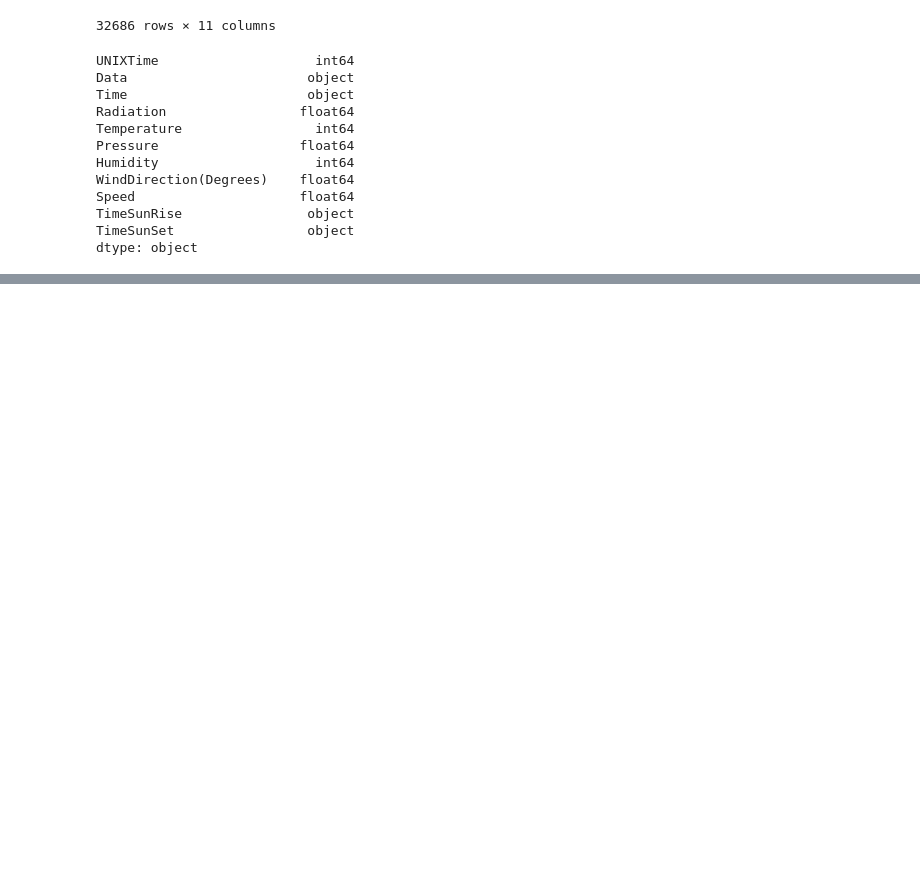
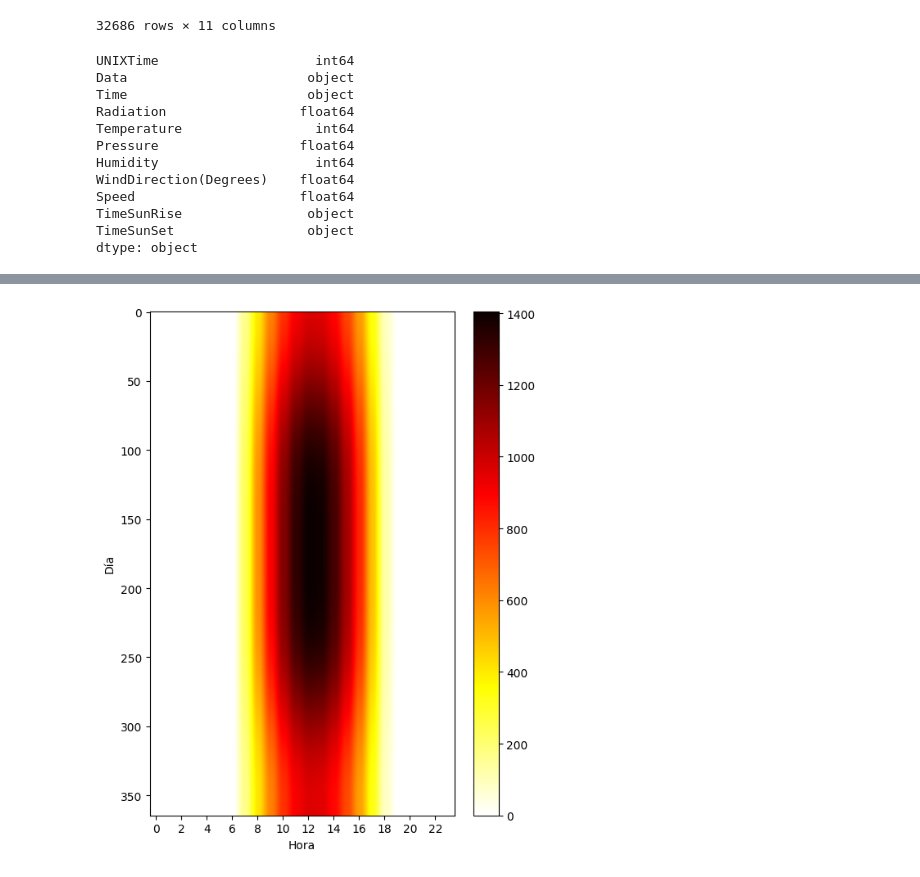
Before and after one commit to MoisesGuerreroUdeA/Seminario-Analitica-CDatos, a Jupyter notebook: jupyter/ME03/ME03.ipynb, the cells around one changed output, grey strips where cells are left out. Cells and saved outputs as stored; diff of their text form; code cells hidden in the pictures; blank space fills up the shorter version.

```diff
--- a/jupyter/ME03/ME03.ipynb
+++ b/jupyter/ME03/ME03.ipynb
@@ -110,3 +140,63 @@ df.describe(include='all')
 | 50% | 1.478026e+09 | NaN | NaN | 2.660000 | 50.000000 | 30.430000 | 85.000000 | 147.700000 | 5.620000 | ... |
 | 75% | 1.480480e+09 | NaN | NaN | 354.235000 | 55.000000 | 30.460000 | 97.000000 | 179.310000 | 7.870000 | ... |
 | max | 1.483265e+09 | NaN | NaN | 1601.260000 | 71.000000 | 30.560000 | 103.000000 | 359.950000 | 40.500000 | ... |
+# %%
+#Ubicación de la estación meteorológica de Hawaii
+latitud = 19.6
+longitud = -155.48
+longitud_uso = -150
+# %%
+
+import math as mt
+
+
+def radiacion_solar_S0(dia_anho):
+    dia_ref = 81  # 22 de marzo
+    if dia_anho < 81:
+        D = 365 - dia_ref + dia_anho
+    else:
+        D = dia_anho - dia_ref
+    constante_solar = 1367.
+    distancia_media_sol = 149597870000.  # metros
+
+    d = (1.496 * 10 ** 11) * (1 - 0.017 * mt.sin(mt.radians(0.9856 * D)))
+    return constante_solar * ((distancia_media_sol / d) ** 2)
+
+
+def declinacion_solar(dia_anho):
+    return 23.5 * mt.cos(mt.radians((360 * (dia_anho - 172) / 365.)))
+
+
+def hora_solar(dia_anho, hora, longitud, longitud_del_uso, adelanto_hora_verano=0):
+    M = dia_anho * 2. * mt.pi / 365.24
+    EoT = 229.19 * (-0.0334 * mt.sin(mt.radians(M)) + 0.04184 * mt.sin(mt.radians(2 * M + 3.5884)))
+    return 15 * (hora - adelanto_hora_verano - 12) + (longitud - longitud_del_uso) + EoT / 4.0
+
+
+def radiacion_solar_teorica(dia, hora, latitud, longitud, longitud_uso_horario, hora_verano=0):
+    S0 = radiacion_solar_S0(dia)
+    inc = declinacion_solar(dia)
+    w = hora_solar(dia, hora, longitud, longitud_uso_horario, hora_verano)
+    S = S0 * mt.sin(mt.radians(90 - latitud + inc)) * mt.cos(mt.radians(w))
+    return S if S>=0 else 0
+
+
+def simulacion_radiacion_teorica_anual():
+    radiacion = np.zeros((365, 24))
+    for i, dia in enumerate(np.arange(0, 365)):
+        for j, hora in enumerate(np.arange(0, 24)):
+            s = radiacion_solar_teorica(dia, hora, latitud, longitud, longitud_uso)
+            if s < 0:
+                s = 0
+            radiacion[i][j] = s
+    fig = plt.figure(figsize=(6, 8))
+    plt.imshow(radiacion, aspect='auto', cmap='hot_r')
+    plt.xticks(np.arange(0, 24, 2), np.arange(0, 24, 2))
+    plt.xlabel('Hora')
+    plt.ylabel(u'Día')
+    plt.colorbar()
+    #plt.savefig('images/radiacion_teorica.png', bbox_inches='tight', dpi=150)
+    plt.show()
+simulacion_radiacion_teorica_anual()
+# %% [output]
+[figure, added]
```
Also changed, not shown: parts of 7 cells of this notebook.
